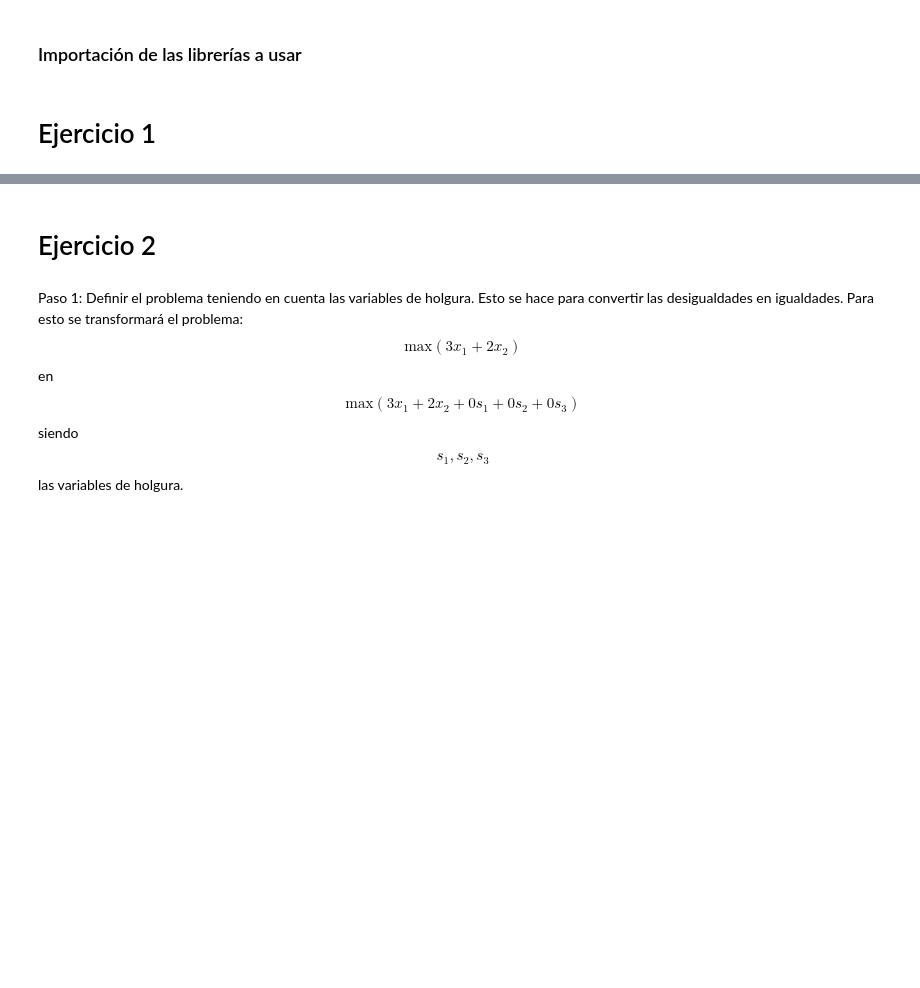
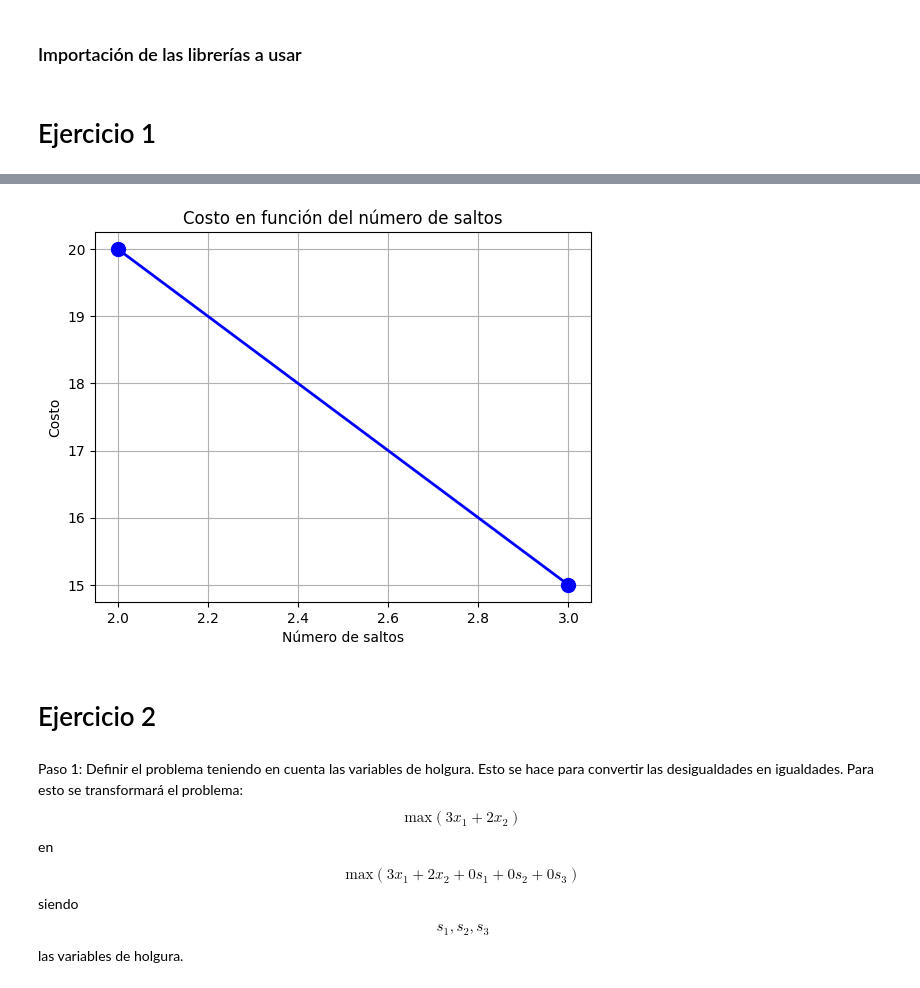
Before and after one commit to jfCamelo/MOS, a Jupyter notebook: Lab 4/lab_4.ipynb, the cells around one changed output, grey strips where cells are left out. Drawn from its saved outputs; the diff is of its cells as text; code cells hidden in the pictures; blank space fills up the shorter version.

```diff
--- a/Lab 4/lab_4.ipynb
+++ b/Lab 4/lab_4.ipynb
@@ -11,3 +20,97 @@ from scipy.optimize import linprog
+# %%
+
+# Variables
+nodos = ["n1", "n2", "n3", "n4", "n5"]
+
+
+# Parámetros
+costos = {"n1": {"n2": 10, "n3": 5},
+          "n2": {"n5": 10},
+          "n3": {"n4": 5},
+          "n4": {"n5": 5}}
+e_constraint = 5
+
+# Asignar un costo muy alto a las conexiones inexistentes
+costo_alto = 10000
+for i in nodos:
+    if i not in costos:
+        costos[i] = {}
+    for j in nodos:
+        if j not in costos[i]:
+            costos[i][j] = costo_alto
+
+resultados = []
+# Resolver para cada valor de e
+
+while e_constraint > 0:
+
+    # Crear el modelo
+    model = ConcreteModel()
+
+    # Variable de decisión
+    model.x = Var(nodos, nodos, domain=Binary)
+
+    # Función objetivo
+    def objetivo(model):
+        return sum(costos[i][j] * model.x[i, j] for i in nodos for j in nodos)
+    model.objetivo = Objective(rule=objetivo, sense=minimize)
+
+    ### Restricciones
+    # Restricción para el nodo fuente
+    def regla_fuente(model):
+        return sum(model.x["n1", j] for j in nodos) == 1
+    model.fuente = Constraint(rule=regla_fuente)
+
+    # Restricción para el nodo destino
+    def regla_destino(model):
+        return sum(model.x[j, "n5"] for j in nodos) == 1
+    model.destino = Constraint(rule=regla_destino)
+
+    # Restricción para los nodos intermedios
+    def regla_inter(model, i):
+        if i not in ["n1", "n5"]:
+            return sum(model.x[i, j] for j in nodos) - sum(model.x[j, i] for j in nodos) == 0
+        else:
+            return Constraint.Skip
+    model.intermedio = Constraint(nodos, rule=regla_inter)
+
+    # Restricción de salto
+    def regla_hops(model):
+        return sum(model.x[i, j] for i in nodos for j in nodos) <= e_constraint
+    model.hops = Constraint(rule=regla_hops)
+
+    #Resolver e
+    solver = SolverFactory('glpk')
+    solver.solve(model)
+    #model.display()
+
+    costo = value(model.objetivo)
+    if costo < costo_alto:
+        if (int, costo) not in resultados:
+            resultados.append((e_constraint, costo))
+            e_constraint -= 1
+    else: break
+
+# Recorrer los resultados al revés y eliminar duplicados
+resultados_unicos = {}
+for e_constraint, costo in reversed(resultados):
+    if costo not in resultados_unicos:
+        resultados_unicos[costo] = e_constraint
+
+# Convertir el diccionario a una lista de tuplas y ordenar por e_constraint
+resultados_filtrados = sorted(resultados_unicos.items(), key=lambda x: x[1])
+
+# Mostrar resultados en una gráfica
+x = [r[1] for r in resultados_filtrados]
+y = [r[0] for r in resultados_filtrados]
+plt.plot(x, y, 'b-', marker='o', markersize=10, linewidth=2)  # Puntos más grandes que la línea
+plt.xlabel("Número de saltos")
+plt.ylabel("Costo")
+plt.title("Costo en función del número de saltos")
+plt.grid(True)
+plt.show()
+# %% [output]
+[figure, added]
 # %% [markdown]
 # Ejercicio 2
 # %% [markdown]
```
Also changed, not shown: parts of 2 cells of this notebook.
